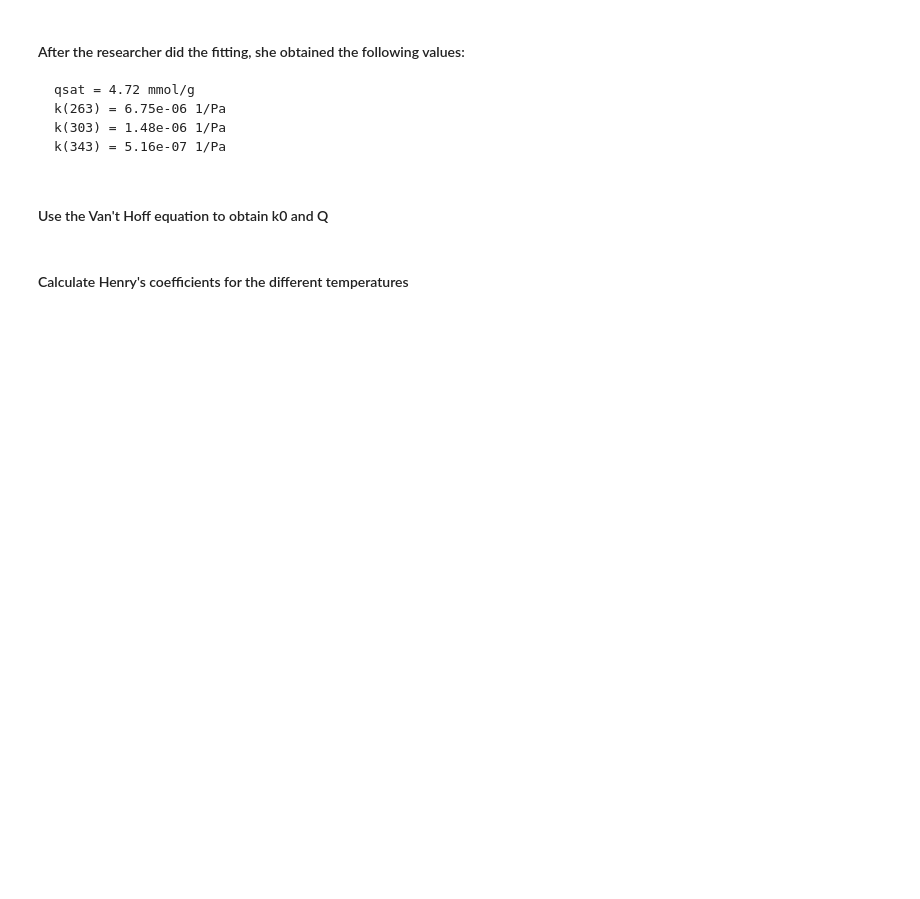
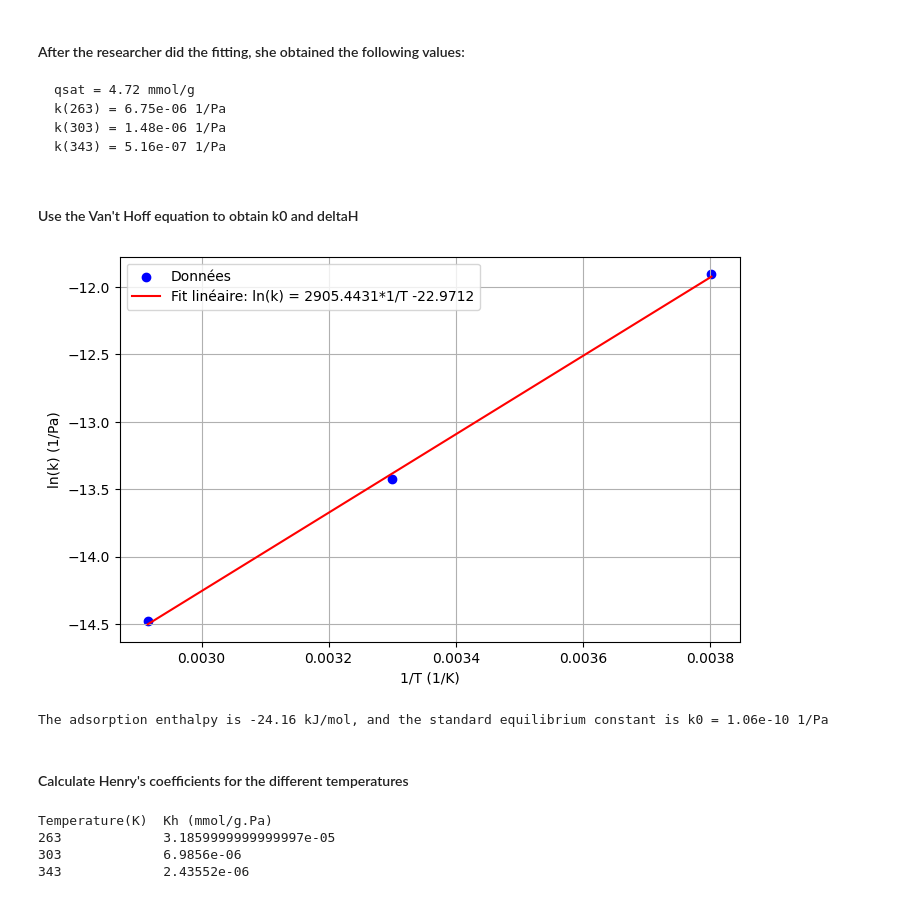
Before and after one commit to LeaMourot/Modeling_lab, a Jupyter notebook: Assignment 1.ipynb, the cells around one changed output. Saved outputs shown, nothing was run; the diff lists cells and outputs as text; code cells hidden in the pictures; blank space fills up the shorter version.

```diff
--- a/Assignment 1.ipynb
+++ b/Assignment 1.ipynb
@@ -11,4 +13,4 @@ import matplotlib.pyplot as plt
     k(303) = 1.48e-06 1/Pa
     k(343) = 5.16e-07 1/Pa
 # %% [markdown]
-#### Use the Van't Hoff equation to obtain k0 and Q
+#### Use the Van't Hoff equation to obtain k0 and deltaH
@@ -29,2 +17,38 @@ import matplotlib.pyplot as plt
+# %%
+###################################### Group the temperatures and K values in arrays
+T = np.array([263, 303, 343])
+k = np.array([6.75e-06, 1.48e-06, 5.16e-07])
+
+###################################### We know that we need to plot lnk vs. 1/T
+ln_k = np.array([math.log(i) for i in k])
+T_inv = np.array([float(1/i) for i in T])
+
+###################################### Plot of lnk vs. 1/T
+# fitting
+slope, intercept, r_value, p_value, std_err = stats.linregress(T_inv, ln_k)
+
+# plot
+plt.figure(figsize=(8, 5))
+plt.scatter(T_inv, ln_k, label='Données', color='blue')
+plt.plot(T_inv, slope*T_inv + intercept, label=f'Fit linéaire: ln(k) = {slope:.4f}*1/T {intercept:.4f}', color='red')  # Fit
+
+# labels and legend
+plt.xlabel('1/T (1/K)')
+plt.ylabel('ln(k) (1/Pa)')
+plt.legend()
+plt.grid(True)
+
+plt.show()
+
+###################################### Solve for the unknowns by linear fitting
+k0 = math.exp(intercept)
+R = 8.314
+delta_H = round(-(slope*R)/1000,2)
+
+###################################### Print the results
+print(f"The adsorption enthalpy is {delta_H} kJ/mol, and the standard equilibrium constant is k0 = {k0:.2e} 1/Pa")
+# %% [output]
+[figure, added]
+The adsorption enthalpy is -24.16 kJ/mol, and the standard equilibrium constant is k0 = 1.06e-10 1/Pa
 # %% [markdown]
 #### Calculate Henry's coefficients for the different temperatures
@@ -38,0 +55,16 @@ import matplotlib.pyplot as plt
+# %%
+# Calculating the Henry's coefficients
+qsat = 4.72
+Kh = [qsat*i for i in k]
+
+#print the results
+column1 = ['Temperature(K)',263, 303, 343]
+print(f"{column1[0]:<15} {'Kh (mmol/g.Pa)':<15}")
+
+for item1, item2 in zip(column1[1:], Kh):
+    print(f"{item1:<15} {item2:<15}")
+# %% [output]
+Temperature(K)  Kh (mmol/g.Pa)
+263             3.1859999999999997e-05
+303             6.9856e-06
+343             2.43552e-06
```
Also changed, not shown: parts of 3 cells of this notebook, 3 other files.
